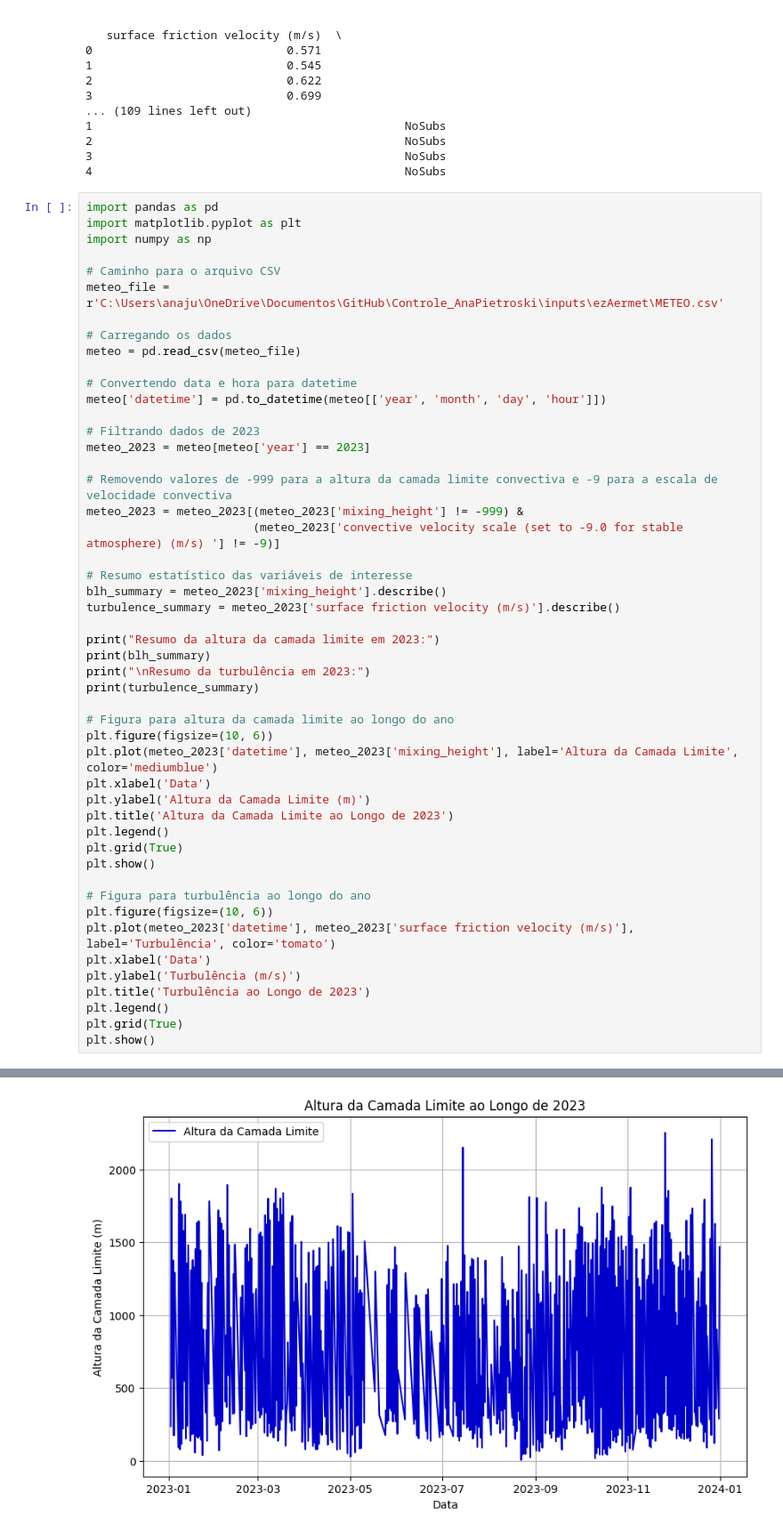
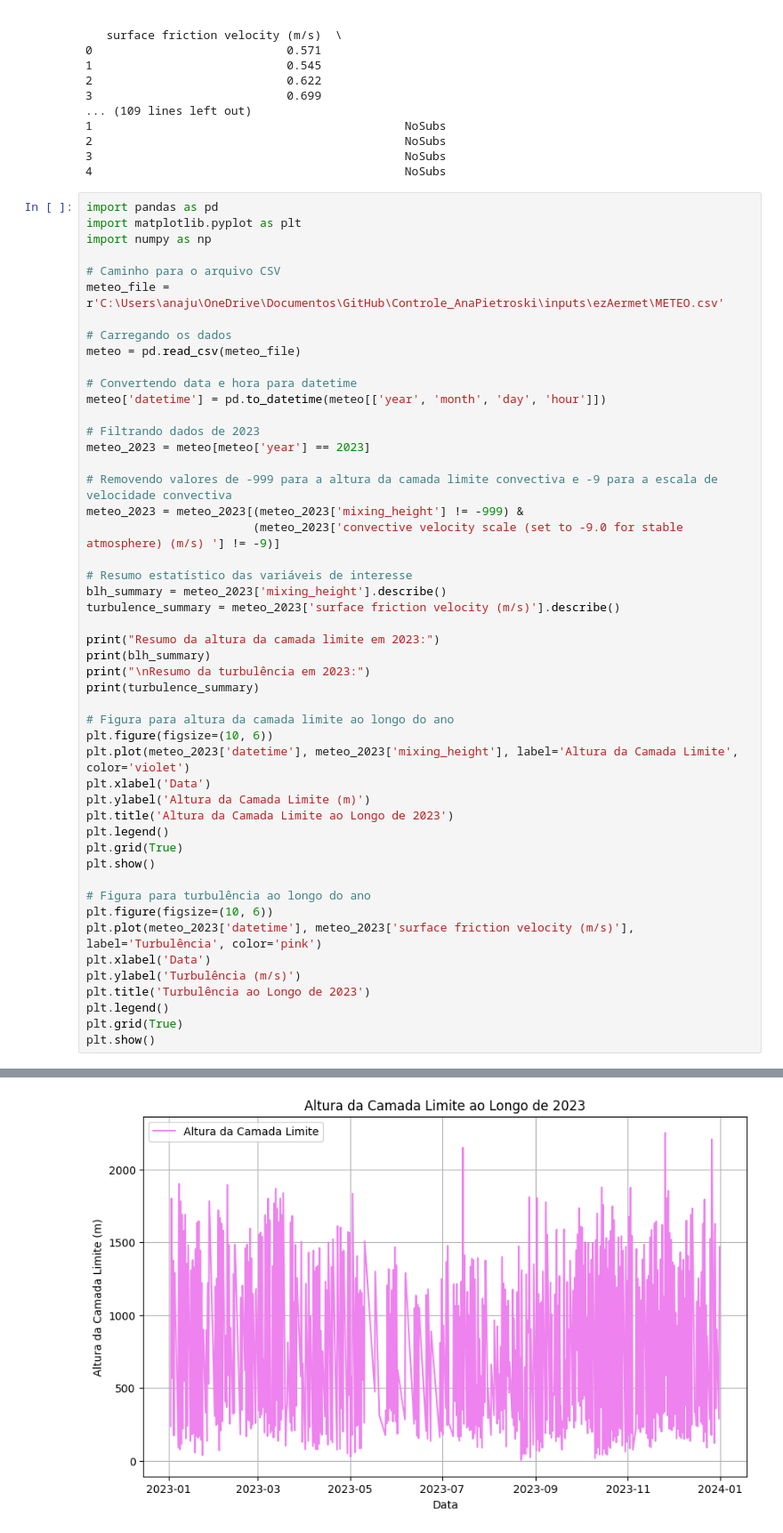
Before and after one commit to anapietroski/Controle_AnaPietroski, a Jupyter notebook: Atividade02_Ana_e_Barbara.ipynb, the cells around one changed output, grey strips where cells are left out. Shown at 89% size. Saved outputs shown, nothing was run; the diff lists cells and outputs as text.

```diff
--- a/Atividade02_Ana_e_Barbara.ipynb
+++ b/Atividade02_Ana_e_Barbara.ipynb
@@ -683,39 +683,39 @@ print(turbulence_summary)
 
 # Figura para altura da camada limite ao longo do ano
 plt.figure(figsize=(10, 6))
-plt.plot(meteo_2023['datetime'], meteo_2023['mixing_height'], label='Altura da Camada Limite', color='mediumblue')
+plt.plot(meteo_2023['datetime'], meteo_2023['mixing_height'], label='Altura da Camada Limite', color='violet')
 plt.xlabel('Data')
 plt.ylabel('Altura da Camada Limite (m)')
 plt.title('Altura da Camada Limite ao Longo de 2023')
 plt.legend()
 plt.grid(True)
 plt.show()
 
 # Figura para turbulência ao longo do ano
 plt.figure(figsize=(10, 6))
-plt.plot(meteo_2023['datetime'], meteo_2023['surface friction velocity (m/s)'], label='Turbulência', color='tomato')
+plt.plot(meteo_2023['datetime'], meteo_2023['surface friction velocity (m/s)'], label='Turbulência', color='pink')
 plt.xlabel('Data')
 plt.ylabel('Turbulência (m/s)')
 plt.title('Turbulência ao Longo de 2023')
 plt.legend()
 plt.grid(True)
 plt.show()
 # %% [output]
 Resumo da altura da camada limite em 2023:
 count    2690.000000
 mean      992.993680
 std       447.075472
 min         6.000000
 25%       669.250000
 50%      1044.500000
 75%      1316.750000
 max      2251.000000
 Name: mixing_height, dtype: float64
 
 Resumo da turbulência em 2023:
 ... (5 lines left out)
 50%         0.598500
 75%         0.827000
 max         2.109000
 Name: surface friction velocity (m/s), dtype: float64
-[figure, old version]
+[figure, new version]
```
Also changed, not shown: parts of 4 cells of this notebook.
